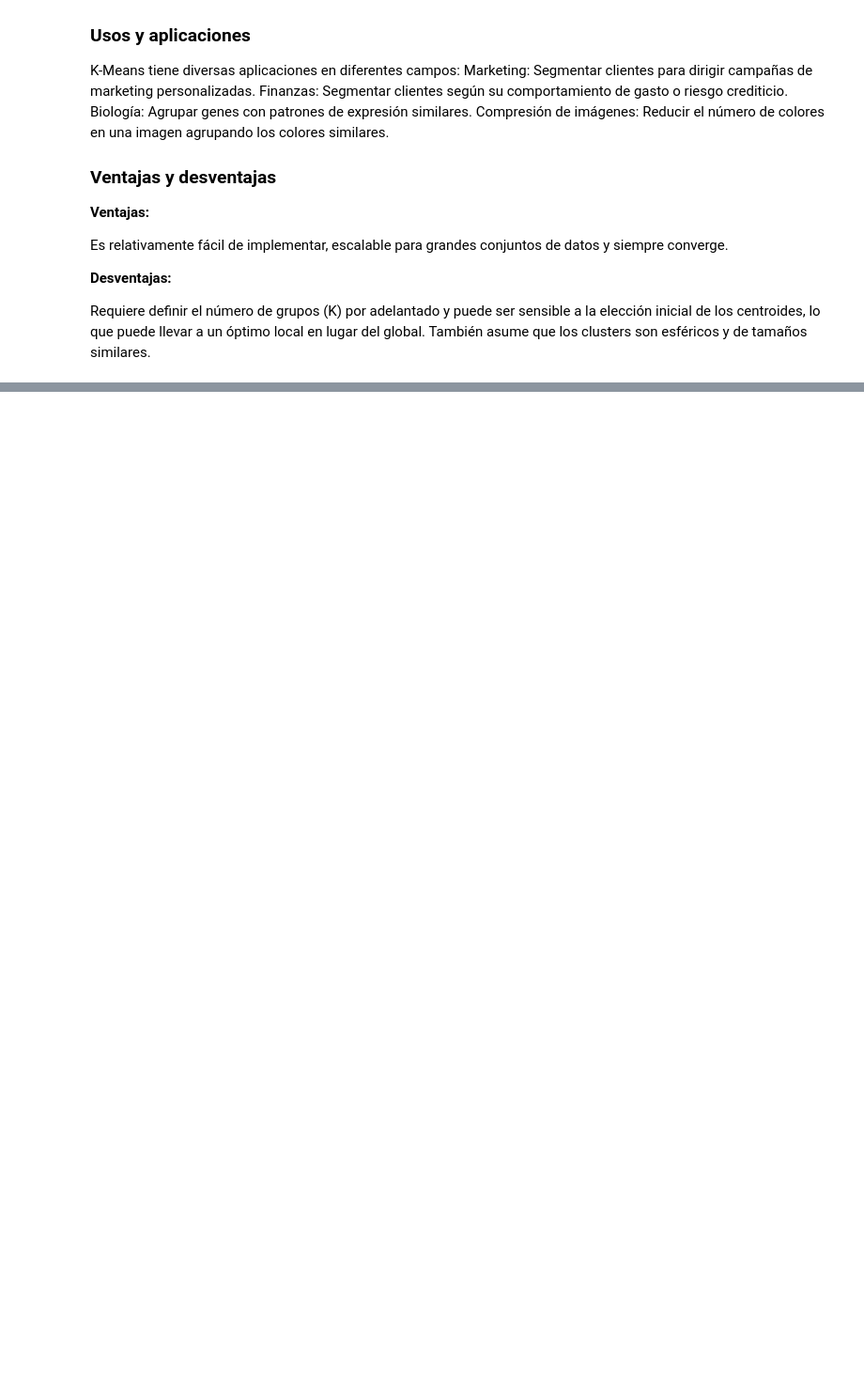
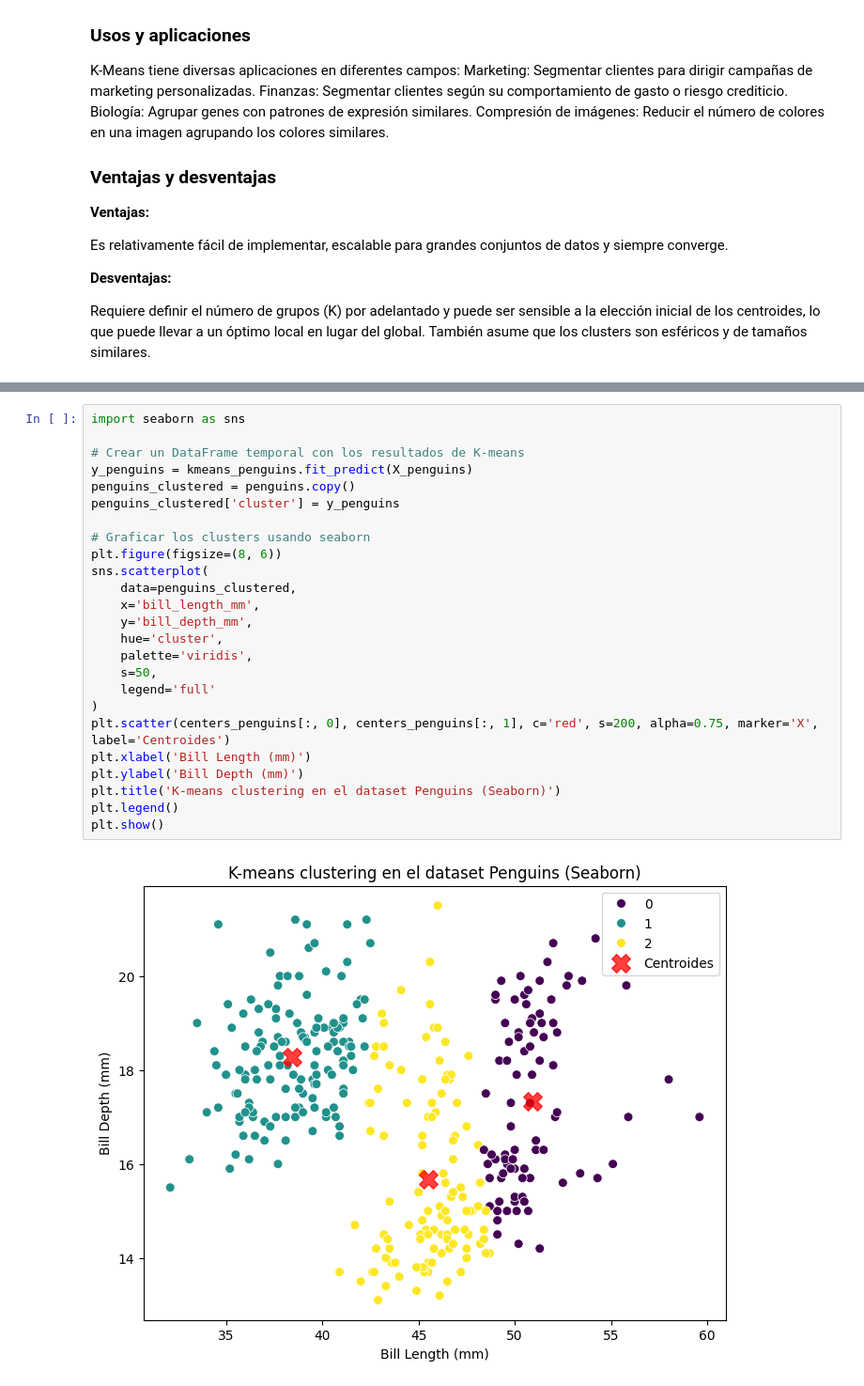
Before and after one commit to paranedagarcia/Data-Science, a Jupyter notebook: Aprendizaje no supervisado/K-Means.ipynb, the cells around one changed output, grey strips where cells are left out. Shown at 94% size. Cells and saved outputs as stored; diff of their text form; blank space fills up the shorter version.

Commit message:
k-means

```diff
--- a/Aprendizaje no supervisado/K-Means.ipynb
+++ b/Aprendizaje no supervisado/K-Means.ipynb
@@ -60,0 +47,27 @@ plt.show()
+# %%
+import seaborn as sns
+
+# Crear un DataFrame temporal con los resultados de K-means
+y_penguins = kmeans_penguins.fit_predict(X_penguins)
+penguins_clustered = penguins.copy()
+penguins_clustered['cluster'] = y_penguins
+
+# Graficar los clusters usando seaborn
+plt.figure(figsize=(8, 6))
+sns.scatterplot(
+    data=penguins_clustered,
+    x='bill_length_mm',
+    y='bill_depth_mm',
+    hue='cluster',
+    palette='viridis',
+    s=50,
+    legend='full'
+)
+plt.scatter(centers_penguins[:, 0], centers_penguins[:, 1], c='red', s=200, alpha=0.75, marker='X', label='Centroides')
+plt.xlabel('Bill Length (mm)')
+plt.ylabel('Bill Depth (mm)')
+plt.title('K-means clustering en el dataset Penguins (Seaborn)')
+plt.legend()
+plt.show()
+# %% [output]
+[figure, added]
```
Also changed, not shown: parts of 3 cells of this notebook, 1 other file.
